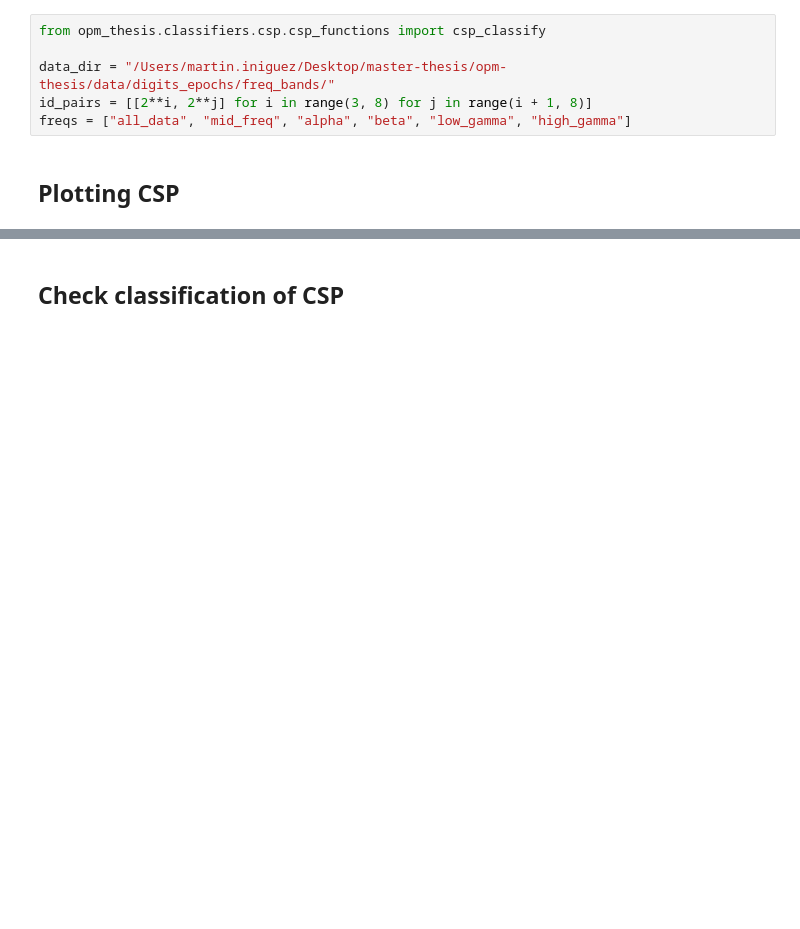
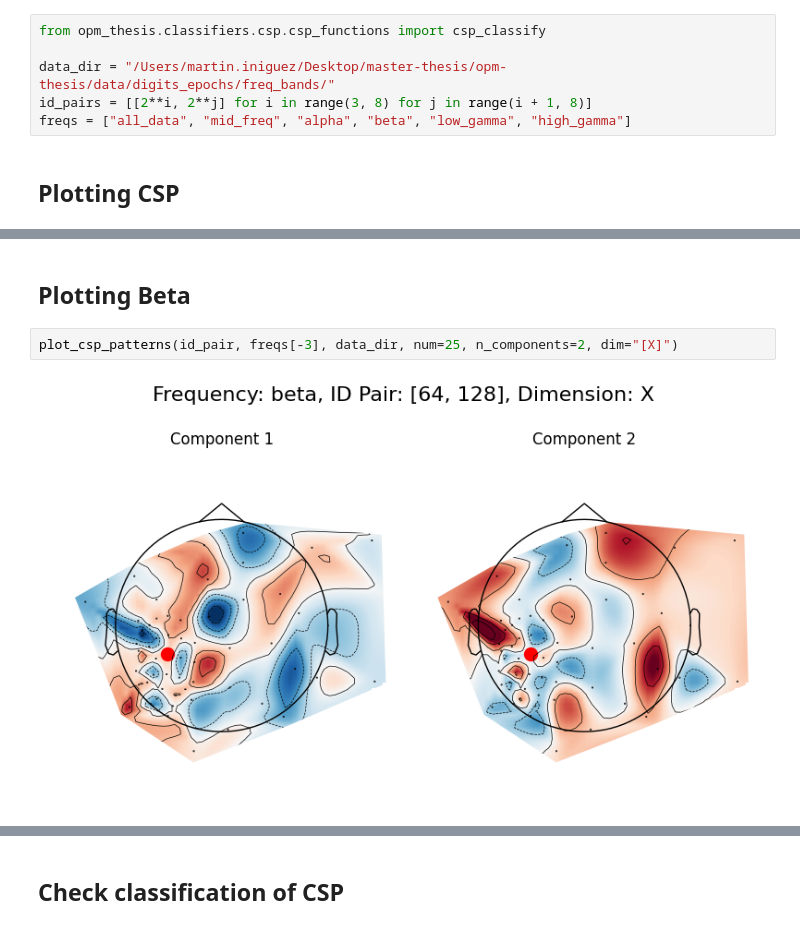
Before and after one commit to MarIniOnz/opm-thesis, a Jupyter notebook: notebooks/figures/csp.ipynb, the cells around one changed output, grey strips where cells are left out. Saved outputs shown, nothing was run; the diff lists cells and outputs as text; blank space fills up the shorter version.

```diff
--- a/notebooks/figures/csp.ipynb
+++ b/notebooks/figures/csp.ipynb
@@ -16,0 +25,6 @@ plot_csp_patterns(id_pairs[0], freqs[-2], data_dir, dim= "[X]")
+# %% [markdown]
+## Plotting Beta
+# %%
+plot_csp_patterns(id_pair, freqs[-3], data_dir, num=25, n_components=2, dim="[X]")
+# %% [output]
+[figure, added]
```
Also changed, not shown: parts of 8 cells of this notebook, 4 other files.
